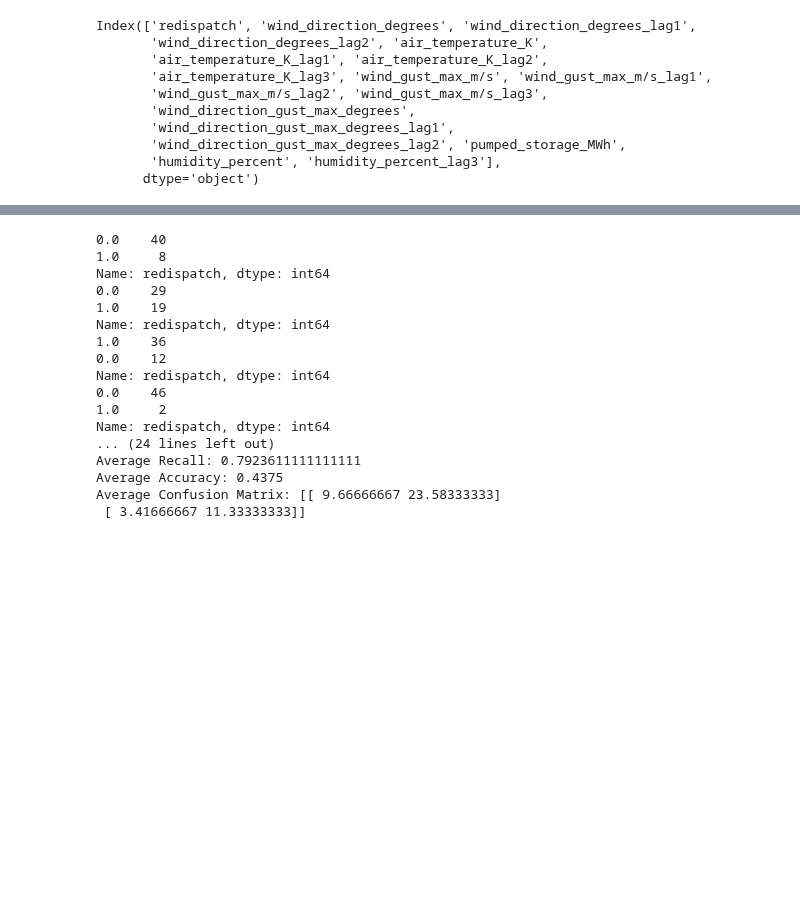
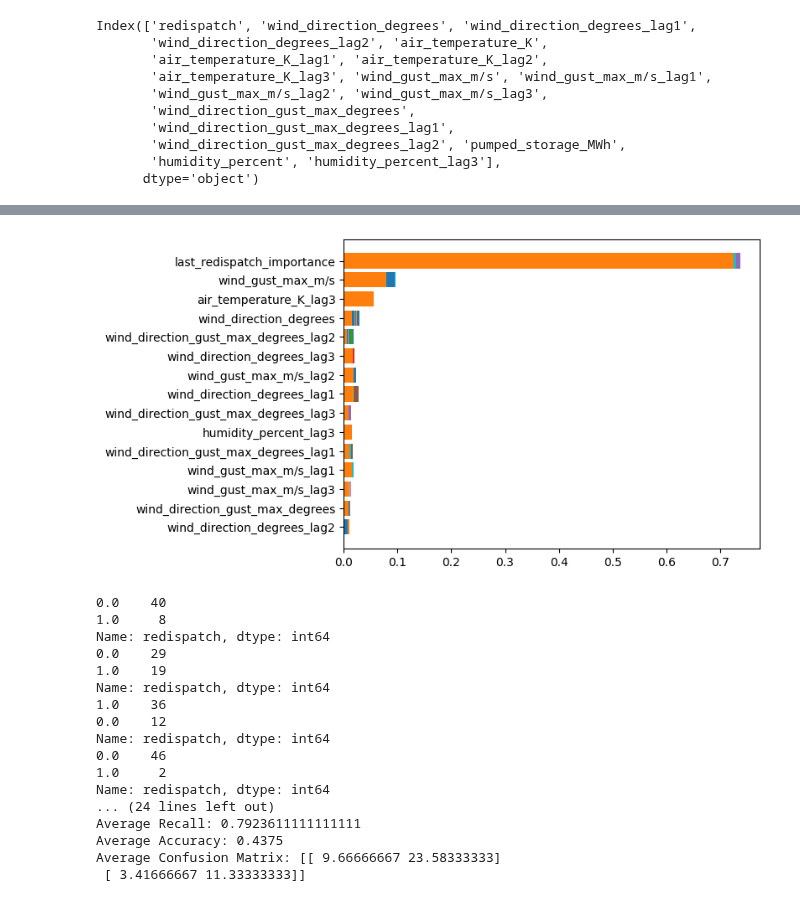
Before and after one commit to mgondeck/wind_curtailment_prediction, a Jupyter notebook: xgboost_binary_classification.ipynb, the cells around one changed output, grey strips where cells are left out. Cells and saved outputs as stored; diff of their text form; code cells hidden in the pictures; blank space fills up the shorter version.

Commit message:
try to incorperate last redispatch value

```diff
--- a/xgboost_binary_classification.ipynb
+++ b/xgboost_binary_classification.ipynb
@@ -69,11 +69,88 @@ preprocessor = Pipeline([
 smote = SMOTE(random_state=13)
 
 # create model instance
-xgboost_class = XGBClassifier(booster='gbtree', reg_alpha=0, eval_metric='logloss', gamma = 1, # reg_alpha introduces L1 regularization
-                              n_estimators=100, max_depth=4, learning_rate=0.1, objective='binary:logistic', random_state = 13, scale_pos_weight=2)
+xgboost_class = XGBClassifier(booster='gbtree', reg_alpha=0, eval_metric='logloss', #gamma = 1,
+                              n_estimators=100, max_depth=2, learning_rate=0.1, objective='binary:logistic', random_state = 13, scale_pos_weight=14)
 
+# reg_alpha = introduces L1 regularization
 # gamma = minimum loss reduction required to make a further partition on a leaf node of the tree. The larger gamma is, the more conservative the algorithm will be
+# scale_pos_weights =
 
 # features X and target y
 X = df.drop(['redispatch', 'level'], axis = 1)
 y = df['redispatch']
+# %%
+# cross-validation
+n_splits = 70
+test_size = 48 #(12h with 15 min intervalls)
+tscv = TimeSeriesSplit(n_splits=n_splits, test_size=test_size)
+
+recall_scores = []
+accuracy_scores = []
+conf_matrices = []
+
+for i, (train_index, test_index) in enumerate(tscv.split(X)):
+
+    X_train, X_test = X.iloc[train_index], X.iloc[test_index]
+    y_train, y_test = y.iloc[train_index], y.iloc[test_index]
+
+    X_train = X_train.copy()
+    X_test = X_test.copy()
+
+    # check if at least one instance of redispatch with status 1 is present in the test data
+    if y_test.sum() == 0:
+        continue
+
+    # importance of the last redispatch status for the training data
+    window_size = 2  # last 30 min
+    last_redispatch_importance_train = []
+    for i in range(len(y_train)):
+        window_start = max(0, i - window_size)
+        window_end = i
+        importance = y_train.iloc[window_start:window_end].sum() # also incorporate the level
+        last_redispatch_importance_train.append(importance)
+    X_train['last_redispatch_importance'] = last_redispatch_importance_train
+
+    # rate of decrease for the importance values
+    decrease_rate = last_redispatch_importance_train[-1] / len(X_test)
+
+    # forward fill the last value of 'last_redispatch_importance' for the test data with exponentially decreasing values
+#    last_redispatch_importance_test = np.linspace(last_redispatch_importance_train[-1], 0, len(X_test))
+#    X_test['last_redispatch_importance'] = last_redispatch_importance_test
+
+    decay_factor = 0.9
+    last_redispatch_importance_test = [last_redispatch_importance_train[-1] * (decay_factor ** i) for i in range(len(X_test))]
+    X_test['last_redispatch_importance'] = last_redispatch_importance_test
+
+    # Preprocess and oversample only the training data
+    X_train_preprocessed = preprocessor.fit_transform(X_train)
+    X_train_preprocessed, y_train_preprocessed = smote.fit_resample(X_train_preprocessed, y_train)
+
+    # Preprocess the test data
+    X_test_preprocessed = preprocessor.transform(X_test)
+
+    # fit model
+    xgboost_class.fit(X_train_preprocessed, y_train_preprocessed)
+
+    # make predictions
+    y_pred = xgboost_class.predict(X_test_preprocessed)
+
+    print(y_test.value_counts())
+    #print("last redispatch importance: ", X_test['last_redispatch_importance'])
+
+    recall_scores.append(recall_score(y_test, y_pred))
+    accuracy_scores.append(accuracy_score(y_test, y_pred))
+    conf_matrices.append(confusion_matrix(y_test, y_pred))
+
+    sorted_idx = xgboost_class.feature_importances_.argsort()
+    plt.barh(X_train.columns[sorted_idx], xgboost_class.feature_importances_[sorted_idx])
+
+    #saving the plot as a png file
+    #plt.savefig('feature_importance_xgboost.png')
+
+
+# evaluate
+print("Average Recall:", sum(recall_scores) / len(recall_scores))
+print("Average Accuracy:", sum(accuracy_scores) / len(accuracy_scores))
+print("Average Confusion Matrix:", sum(conf_matrices) / len(conf_matrices))
+# %% [output]
@@ -79,0 +174 @@ y = df['redispatch']
+[figure, added]
```
Also changed, not shown: parts of 2 cells of this notebook.
